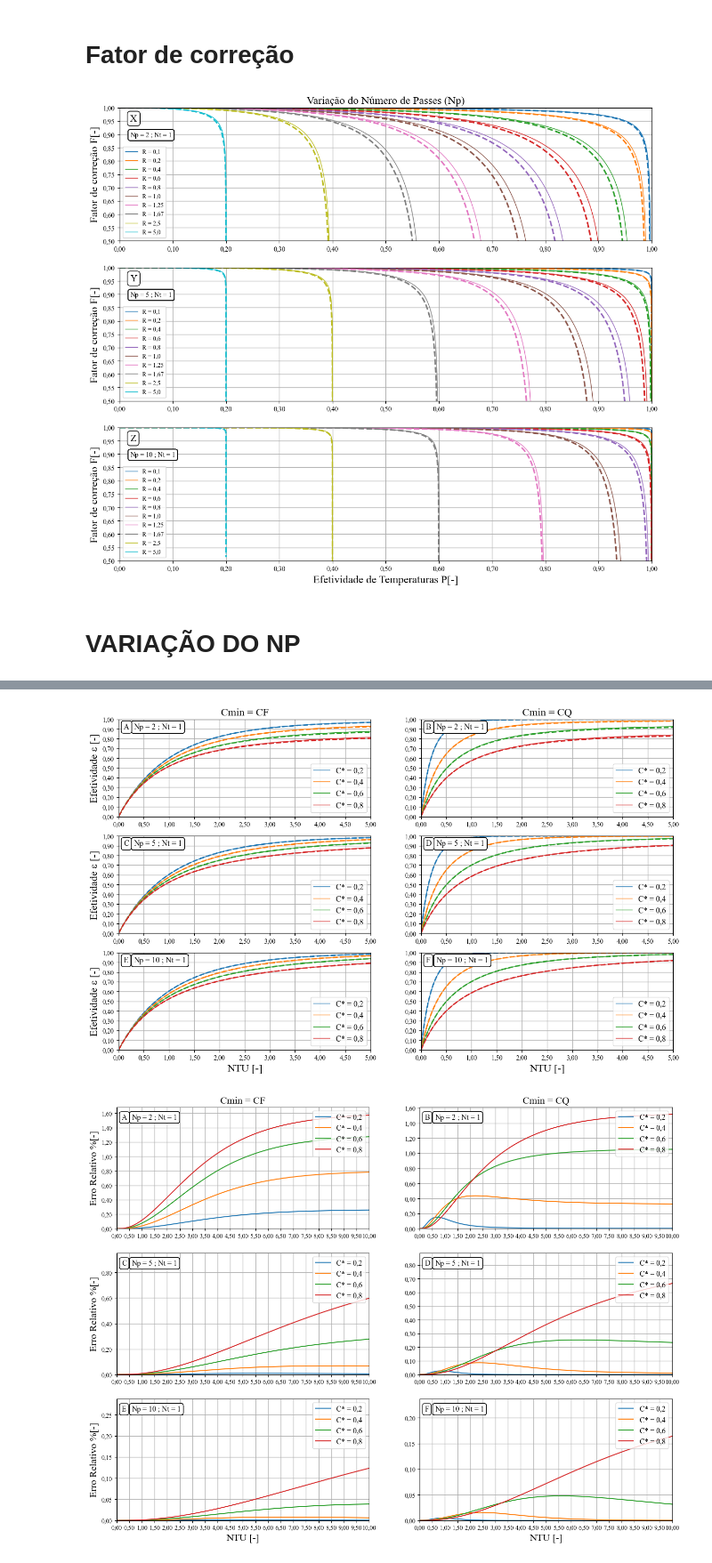
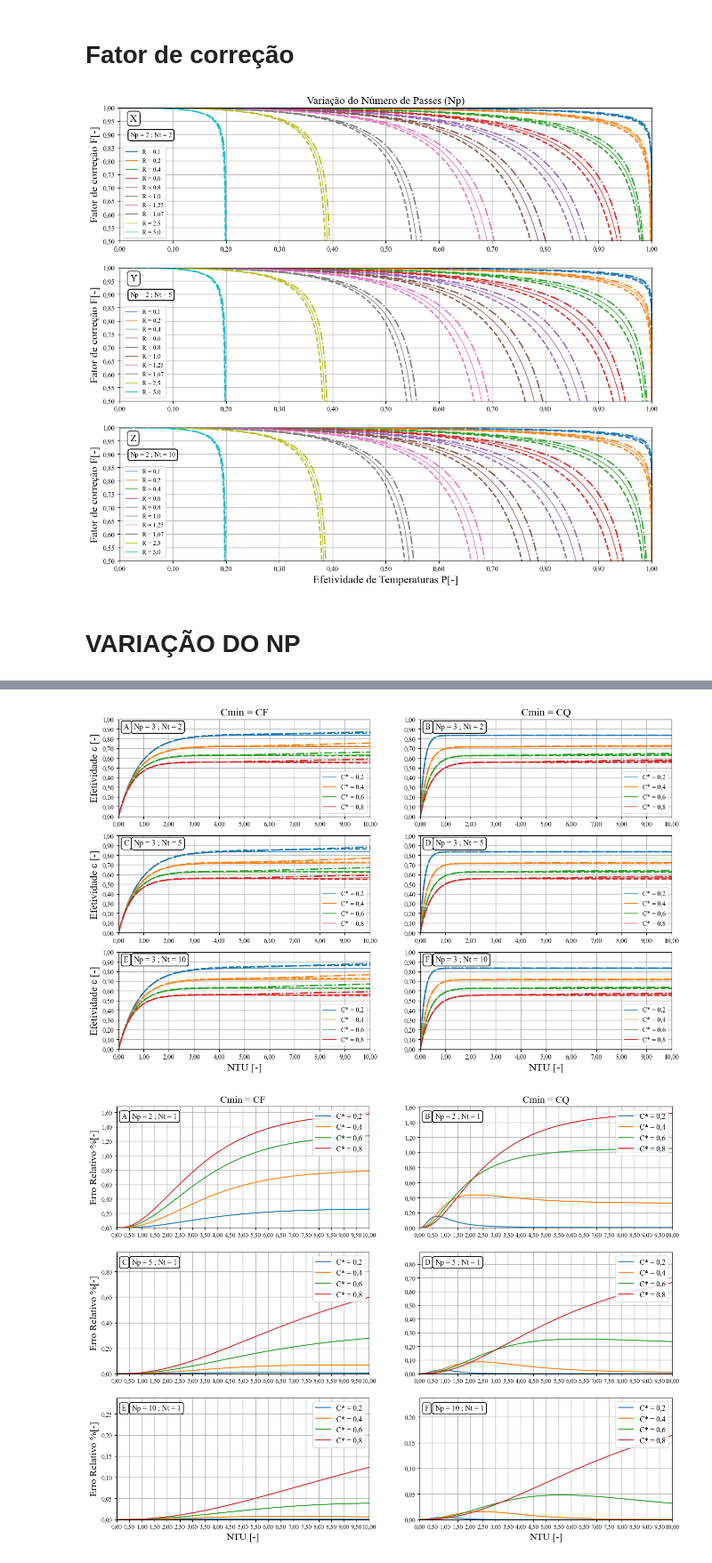
Before and after one commit to Duvan405/TCC, a Jupyter notebook: Graficos_ST/plot_efe.ipynb, the cells around one changed output, grey strips where cells are left out. Shown at 89% size. Saved outputs shown, nothing was run; the diff lists cells and outputs as text; code cells hidden in the pictures.

```diff
--- a/Graficos_ST/plot_efe.ipynb
+++ b/Graficos_ST/plot_efe.ipynb
@@ -24,14 +24,16 @@ label_y = 'Fator de correção F[-]'
 fig = plt.figure(figsize=(14,12))
 ax = fig.subplots(3,1)
 cores=plt.get_cmap("tab10").colors
-for i,Np in enumerate(Npl):
-    Nr = 1
+for i,Nr in enumerate(Nrl):
+    Np =2
     dic_1 = data_2A(N_p=Np,N_r=Nr,R_list=Rl)
-    dic_3 = data_4A(N_p=Np,N_r=Nr,R_list=Rl)
+    dic_2 = data_2BC(N_p=Np,N_r=Nr,caso='2B',R_list=Rl)
+    dic_3 = data_2BC(N_p=Np,N_r=Nr,caso='2C',R_list=Rl)
     k=0
     for R1,R2 in zip(dic_1,dic_3):
         ax[i].plot(dic_1[R1]['P'],dic_1[R1]['F'],color=cores[k],label=f'R = {round(R1,2)}'.replace('.',','),linewidth=1.0)
-        ax[i].plot(dic_3[R2]['P'],dic_3[R2]['F'],color=cores[k],linestyle = '--',linewidth=2.2)
+        ax[i].plot(dic_3[R1]['P'],dic_3[R1]['F'],color=cores[k],linestyle = '--',linewidth=2)
+        ax[i].plot(dic_2[R1]['P'],dic_2[R1]['F'],color=cores[k],linestyle = '-.',linewidth=2)
         ax[i].xaxis.set_major_formatter(formt)
         ax[i].yaxis.set_major_formatter(formt)
         ax[i].text(0.02, 0.78, f'Np = {Np} ; Nt = {Nr}',
@@ -70,7 +72,7 @@ ax[0].yaxis.set_major_locator(MultipleLocator(0.05))
 ax[0].xaxis.set_major_locator(MultipleLocator(0.1))
 ax[0].set_xlim(0,1)
 ax[0].set_ylim(ymin,1)
-ax[0].legend(fontsize=9)
+ax[0].legend(loc ='lower left',fontsize=9)
 
 
 ax[1].text(0.02, 0.9, 'Y',
@@ -83,7 +85,7 @@ ax[1].yaxis.set_major_locator(MultipleLocator(0.05))
 ax[1].xaxis.set_major_locator(MultipleLocator(0.1))
 ax[1].set_xlim(0,1)
 ax[1].set_ylim(ymin,1)
-ax[1].legend(fontsize=9)
+ax[1].legend(loc ='lower left',fontsize=9)
 
 
 ax[2].text(0.02, 0.9, 'Z', transform=ax[2].transAxes, fontsize=14, bbox=dict(facecolor='white', edgecolor='black', boxstyle='round,pad=0.3'))
@@ -94,7 +96,7 @@ ax[2].yaxis.set_major_locator(MultipleLocator(0.05))
 ax[2].xaxis.set_major_locator(MultipleLocator(0.1))
 ax[2].set_xlim(0,1)
 ax[2].set_ylim(ymin,1)
-ax[2].legend(fontsize=9)
+ax[2].legend(loc ='lower left', fontsize=9)
 
 """
 ax[0,1].set_title('Variação do Número de Tubos (Nt)',fontsize = 16)
@@ -126,26 +128,26 @@ ax[2,1].legend(fontsize=10)
 """
 plt.show()
 # %% [output]
-[figure, old version]
+[figure, new version]
 # %% [markdown]
 # VARIAÇÃO DO NP
 # %%
 Rl = [0.2,0.4,0.6,0.8,1.0,1/0.2,1/0.4,1/0.6,1/0.8]
-Npl = [2,5,10]
-Nr = 1
+Nrl = [2,5,10]
+Np = 3
 fig = plt.figure(figsize=(15,9))
 ax = fig.subplots(3,2)
 cores=plt.get_cmap("tab10").colors
-for i,Np in enumerate(Npl):
-    dic_1 = data_2BC(Np=Np,Nr=Nr,caso='2B',R_list=Rl)
-    cf_1,cq_1 = data_EPI(dic_1)
-    dic_3 = data_4BC(N_p=Np,N_r=Nr,caso='4B',R_list=Rl)
-    cf_3,cq_3 = data_EPI(dic_3)
+for i,Nr in enumerate(Nrl):
+    cf_3,cq_3 = data_EPI(data_1BC(N_p=Np,N_r=Nr,caso='1C',R_list=Rl))
+    cf_2,cq_2 = data_EPI(data_1BC(N_p=Np,N_r=Nr,caso='1B',R_list=Rl))
+    cf_1,cq_1 = data_EPI(data_1A(N_p=Np,N_r=Nr,R_list=Rl))
 
     k=0
     for R1,R2 in zip(cf_1,cq_1):
         ax[i,0].plot(cf_1[R1]['NTU'],cf_1[R1]['EPI'],   color=cores[k],label=f'C* = {R1}'.replace('.',','),linewidth=1.0)
-        ax[i,0].plot(cf_3[R1]['NTU'],cf_3[R1]['EPI'],color=cores[k],linestyle = '--',linewidth=2.0)
+        ax[i,0].plot(cf_2[R1]['NTU'],cf_2[R1]['EPI'],color=cores[k],linestyle = '--',linewidth=2.0)
+        ax[i,0].plot(cf_3[R1]['NTU'],cf_3[R1]['EPI'],color=cores[k],linestyle = '-.',linewidth=2.0)
         ax[i,0].xaxis.set_major_formatter(formt)
         ax[i,0].yaxis.set_major_formatter(formt)
         ax[i,0].text(0.06, 0.9, f'Np = {Np} ; Nt = {Nr}',
@@ -154,7 +156,8 @@ for i,Np in enumerate(Npl):
         bbox=dict(facecolor='white', edgecolor='black', boxstyle='round,pad=0.3'))
 
         ax[i,1].plot(cq_1[R2]['NTU'],cq_1[R2]['EPI'],color=cores[k],label=f'C* = {round(R2,2)}'.replace('.',','),linewidth=1.0)
-        ax[i,1].plot(cq_3[R2]['NTU'],cq_3[R2]['EPI'],color=cores[k],linestyle = '--',linewidth=2.0)
+        ax[i,1].plot(cq_2[R2]['NTU'],cq_2[R2]['EPI'],color=cores[k],linestyle = '--',linewidth=2.0)
+        ax[i,1].plot(cq_3[R2]['NTU'],cq_3[R2]['EPI'],color=cores[k],linestyle = '-.',linewidth=2.0)
         ax[i,1].xaxis.set_major_formatter(formt)
         ax[i,1].yaxis.set_major_formatter(formt)
         ax[i,1].text(0.06, 0.9, f'Np = {Np} ; Nt = {Nr}',
@@ -163,8 +166,8 @@ for i,Np in enumerate(Npl):
         bbox=dict(facecolor='white', edgecolor='black', boxstyle='round,pad=0.3'))
         k+=1
 ymin = 0.0
-
-
+xmax = 10
+dx = 1
 
 ax[0,0].set_title('Cmin = CF',fontsize = 16)
 ax[0,0].text(0.02, 0.9, 'A',
@@ -174,10 +177,10 @@ ax[0,0].text(0.02, 0.9, 'A',
 ax[0,0].set_ylabel('Efetividade ε [-]',fontsize=16)
 ax[0,0].grid(True, linestyle='-', linewidth=1.0, alpha=0.9)
 ax[0,0].yaxis.set_major_locator(MultipleLocator(0.1))
-ax[0,0].xaxis.set_major_locator(MultipleLocator(0.5))
-ax[0,0].set_xlim(0,5)
+ax[0,0].xaxis.set_major_locator(MultipleLocator(dx))
+ax[0,0].set_xlim(0,xmax )
 ax[0,0].set_ylim(ymin,1)
-ax[0,0].legend(loc='lower right',fontsize=12,)
+ax[0,0].legend(loc='lower right',fontsize=10)
 
 
 ax[1,0].text(0.02, 0.9, 'C',
@@ -187,10 +190,10 @@ ax[1,0].text(0.02, 0.9, 'C',
 ax[1,0].set_ylabel('Efetividade ε [-]',fontsize=16)
 ax[1,0].grid(True, linestyle='-', linewidth=1.0, alpha=0.9)
 ax[1,0].yaxis.set_major_locator(MultipleLocator(0.1))
-ax[1,0].xaxis.set_major_locator(MultipleLocator(0.5))
-ax[1,0].set_xlim(0,5)
+ax[1,0].xaxis.set_major_locator(MultipleLocator(dx))
+ax[1,0].set_xlim(0,xmax )
 ax[1,0].set_ylim(ymin,1)
-ax[1,0].legend(loc='lower right',fontsize=12,)
+ax[1,0].legend(loc='lower right',fontsize=10)
 
 
 ax[2,0].text(0.02, 0.9, 'E',
@@ -201,10 +204,10 @@ ax[2,0].set_ylabel('Efetividade ε [-]',fontsize=16)
 ax[2,0].set_xlabel('NTU [-]',fontsize=16)
 ax[2,0].grid(True, linestyle='-', linewidth=1.0, alpha=0.9)
 ax[2,0].yaxis.set_major_locator(MultipleLocator(0.1))
-ax[2,0].xaxis.set_major_locator(MultipleLocator(0.5))
-ax[2,0].set_xlim(0,5)
+ax[2,0].xaxis.set_major_locator(MultipleLocator(dx))
+ax[2,0].set_xlim(0,xmax )
 ax[2,0].set_ylim(ymin,1)
-ax[2,0].legend(loc='lower right',fontsize=12,)
+ax[2,0].legend(loc='lower right',fontsize=10)
 
 
 ax[0,1].set_title('Cmin = CQ',fontsize = 16)
@@ -214,10 +217,10 @@ ax[0,1].text(0.02, 0.9, 'B',
         bbox=dict(facecolor='white', edgecolor='black', boxstyle='round,pad=0.3'))
 ax[0,1].grid(True, linestyle='-', linewidth=1, alpha=0.9)
 ax[0,1].yaxis.set_major_locator(MultipleLocator(0.1))
-ax[0,1].xaxis.set_major_locator(MultipleLocator(0.5))
-ax[0,1].set_xlim(0,5)
+ax[0,1].xaxis.set_major_locator(MultipleLocator(dx))
+ax[0,1].set_xlim(0,xmax )
 ax[0,1].set_ylim(ymin,1)
-ax[0,1].legend(loc='lower right',fontsize=12,)
+ax[0,1].legend(loc='lower right',fontsize=10)
 
 
 ax[1,1].text(0.02, 0.9, 'D',
@@ -226,10 +229,10 @@ ax[1,1].text(0.02, 0.9, 'D',
         bbox=dict(facecolor='white', edgecolor='black', boxstyle='round,pad=0.3'))
 ax[1,1].grid(True, linestyle='-', linewidth=1, alpha=0.9)
 ax[1,1].yaxis.set_major_locator(MultipleLocator(0.1))
-ax[1,1].xaxis.set_major_locator(MultipleLocator(0.5))
-ax[1,1].set_xlim(0,5)
+ax[1,1].xaxis.set_major_locator(MultipleLocator(dx))
+ax[1,1].set_xlim(0,xmax )
 ax[1,1].set_ylim(ymin,1)
-ax[1,1].legend(loc='lower right',fontsize=12,)
+ax[1,1].legend(loc='lower right',fontsize=10)
 
 ax[2,1].text(0.02, 0.9, 'F',
         transform=ax[2,1].transAxes,
@@ -238,10 +241,10 @@ ax[2,1].text(0.02, 0.9, 'F',
 ax[2,1].set_xlabel('NTU [-]',fontsize=16)
 ax[2,1].grid(True, linestyle='-', linewidth=1, alpha=0.9)
 ax[2,1].yaxis.set_major_locator(MultipleLocator(0.1))
-ax[2,1].xaxis.set_major_locator(MultipleLocator(0.5))
-ax[2,1].set_xlim(0,5)
+ax[2,1].xaxis.set_major_locator(MultipleLocator(dx))
+ax[2,1].set_xlim(0,xmax )
 ax[2,1].set_ylim(ymin,1)
-ax[2,1].legend(loc='lower right',fontsize=12)
+ax[2,1].legend(loc='lower right',fontsize=10)
 
 plt.show()
 # %% [output]
@@ -248,4 +268,4 @@ plt.show()
-[figure, old version]
+[figure, new version]
 # %%
 
 ymin = 0.0
```
Also changed, not shown: parts of 2 cells of this notebook, 1 other file.
